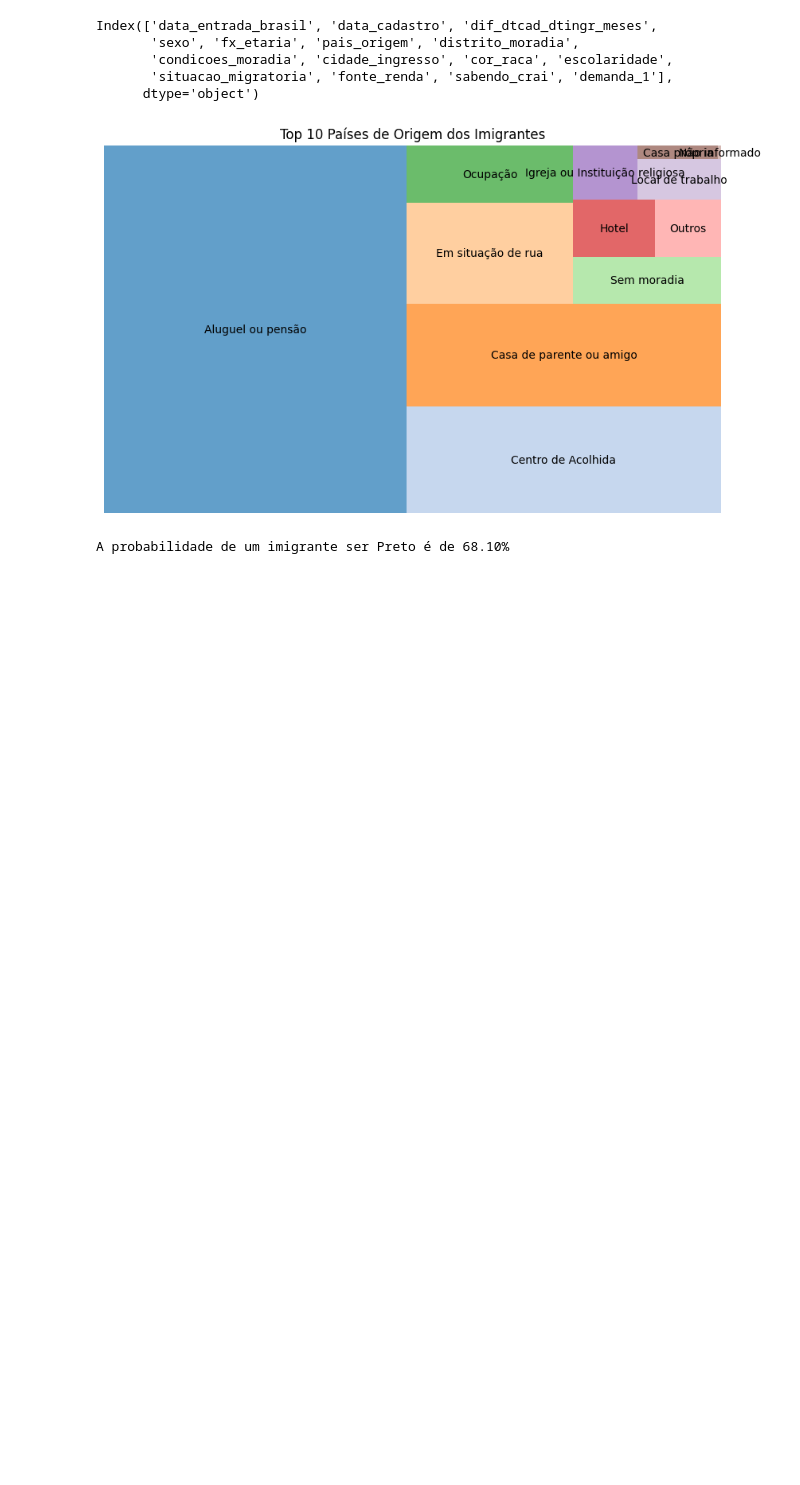
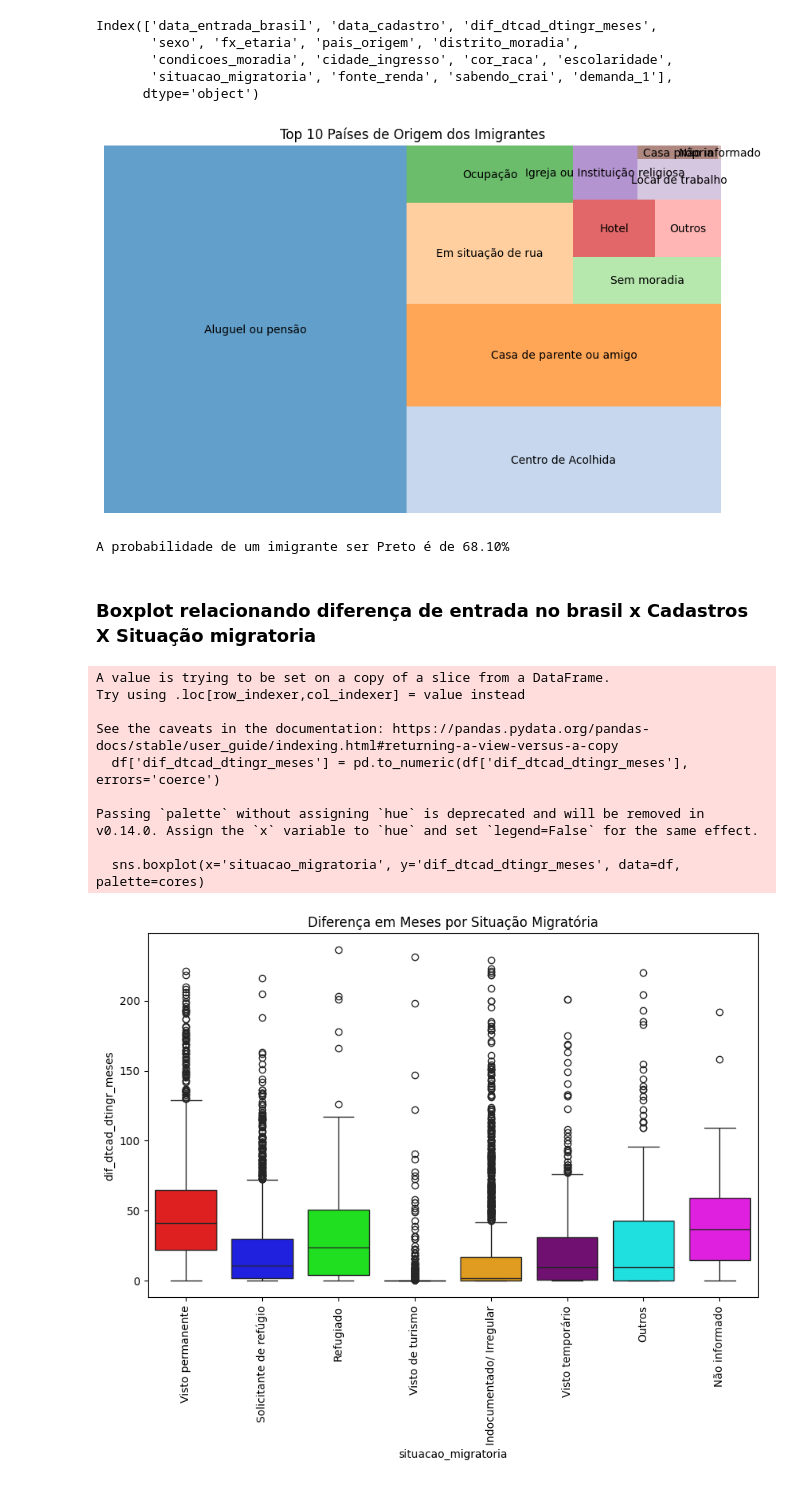
Before and after one commit to gabriel-lacerdaa/AnaliseDeDados, a Jupyter notebook: analise.ipynb, the cells around one changed output. Cells and saved outputs as stored; diff of their text form; code cells hidden in the pictures; blank space fills up the shorter version.

Commit message:
Criação do gráfico boxplot

```diff
--- a/analise.ipynb
+++ b/analise.ipynb
@@ -466,3 +466,31 @@ probabilidade_preto = imigrantes_pretos / total_imigrantes
 print(f"A probabilidade de um imigrante ser Preto é de {probabilidade_preto:.2%}")
 # %% [output]
 A probabilidade de um imigrante ser Preto é de 68.10%
+# %% [markdown]
+### Boxplot relacionando diferença de entrada no brasil x Cadastros X Situação migratoria
+# %%
+df = tabela_nova[['dif_dtcad_dtingr_meses', 'situacao_migratoria']]
+df['dif_dtcad_dtingr_meses'] = pd.to_numeric(df['dif_dtcad_dtingr_meses'], errors='coerce')
+
+
+cores = ['#FF0000', '#0000FF', '#00FF00','#FFFF00', '#FFA500', '#800080', '#00FFFF', '#FF00FF']
+
+
+plt.figure(figsize=(10, 6))
+sns.boxplot(x='situacao_migratoria', y='dif_dtcad_dtingr_meses', data=df, palette=cores)
+plt.title('Diferença em Meses por Situação Migratória')
+
+plt.xticks(rotation=90)
+
+plt.show()
+# %% [output]
+A value is trying to be set on a copy of a slice from a DataFrame.
+Try using .loc[row_indexer,col_indexer] = value instead
+
+See the caveats in the documentation: https://pandas.pydata.org/pandas-docs/stable/user_guide/indexing.html#returning-a-view-versus-a-copy
+  df['dif_dtcad_dtingr_meses'] = pd.to_numeric(df['dif_dtcad_dtingr_meses'], errors='coerce')
+
+Passing `palette` without assigning `hue` is deprecated and will be removed in v0.14.0. Assign the `x` variable to `hue` and set `legend=False` for the same effect.
+
+  sns.boxplot(x='situacao_migratoria', y='dif_dtcad_dtingr_meses', data=df, palette=cores)
+[figure, added]
```
Also changed, not shown: parts of 9 cells of this notebook.
